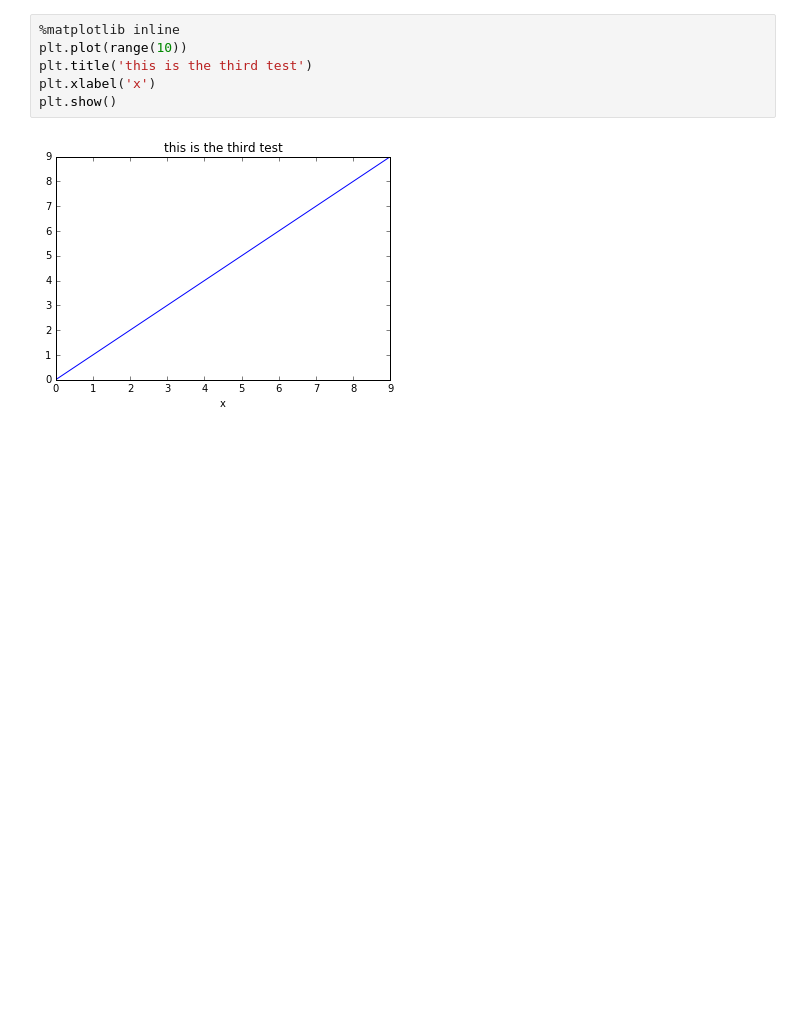
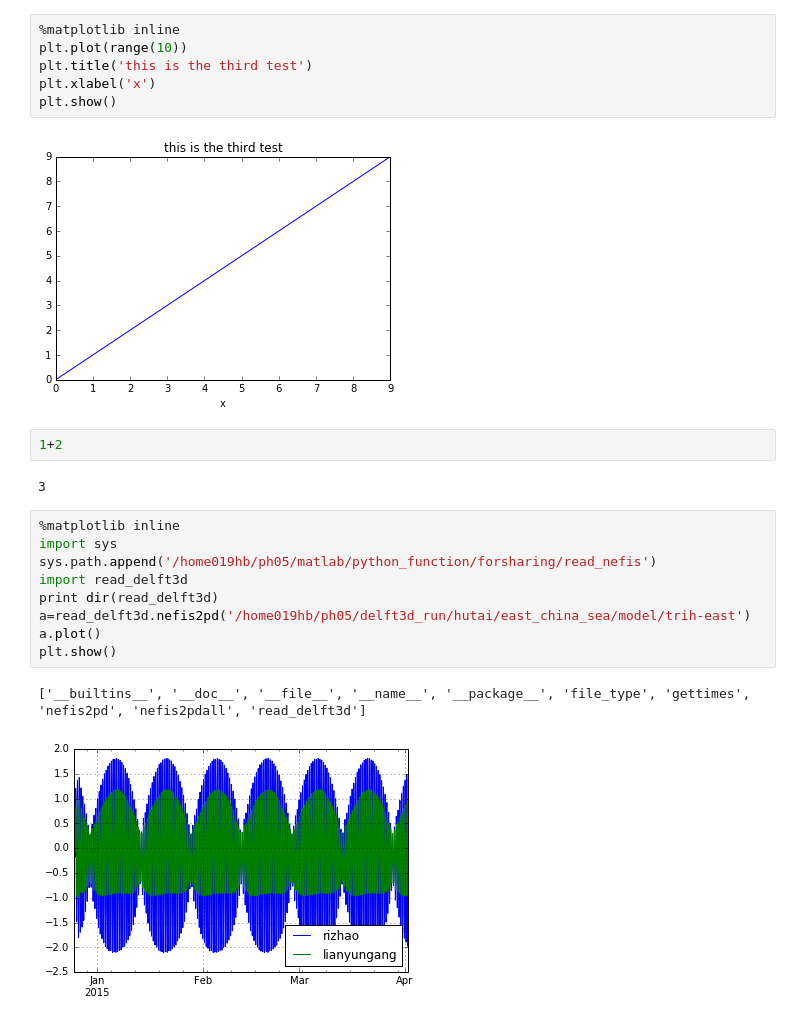
Before and after one commit to zhengxy85/notebook_test, a Jupyter notebook: note_book_hello_world.ipynb, the cells around one changed output. Drawn from its saved outputs; the diff is of its cells as text; blank space fills up the shorter version.

Commit message:
add a figure from delft3d

```diff
--- a/note_book_hello_world.ipynb
+++ b/note_book_hello_world.ipynb
@@ -29,3 +29,19 @@ plt.xlabel('x')
 plt.show()
 # %% [output]
 [figure]
+# %%
+1+2
+# %% [output]
+3
+# %%
+%matplotlib inline
+import sys
+sys.path.append('/home019hb/ph05/matlab/python_function/forsharing/read_nefis')
+import read_delft3d
+print dir(read_delft3d)
+a=read_delft3d.nefis2pd('/home019hb/ph05/delft3d_run/hutai/east_china_sea/model/trih-east')
+a.plot()
+plt.show()
+# %% [output]
+['__builtins__', '__doc__', '__file__', '__name__', '__package__', 'file_type', 'gettimes', 'nefis2pd', 'nefis2pdall', 'read_delft3d']
+[figure, added]
```
